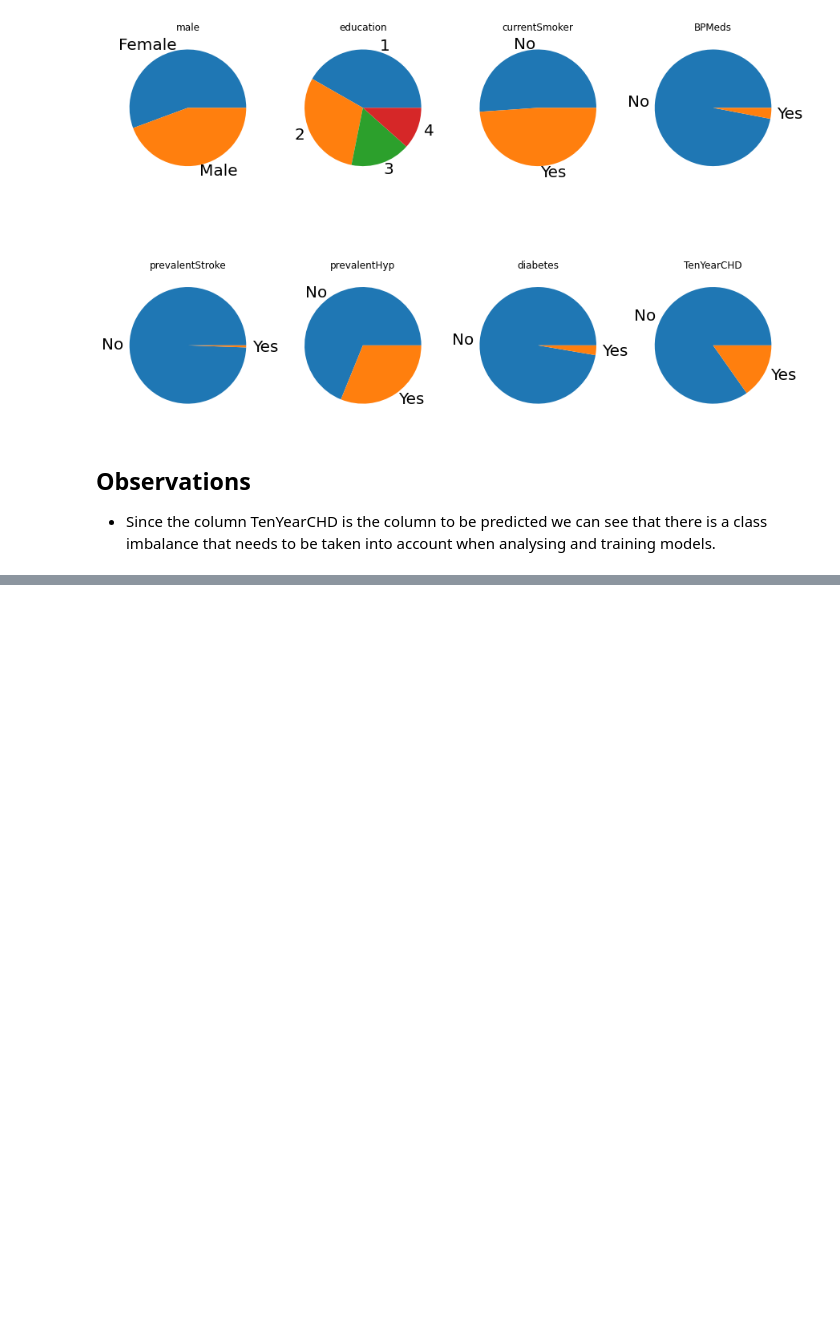
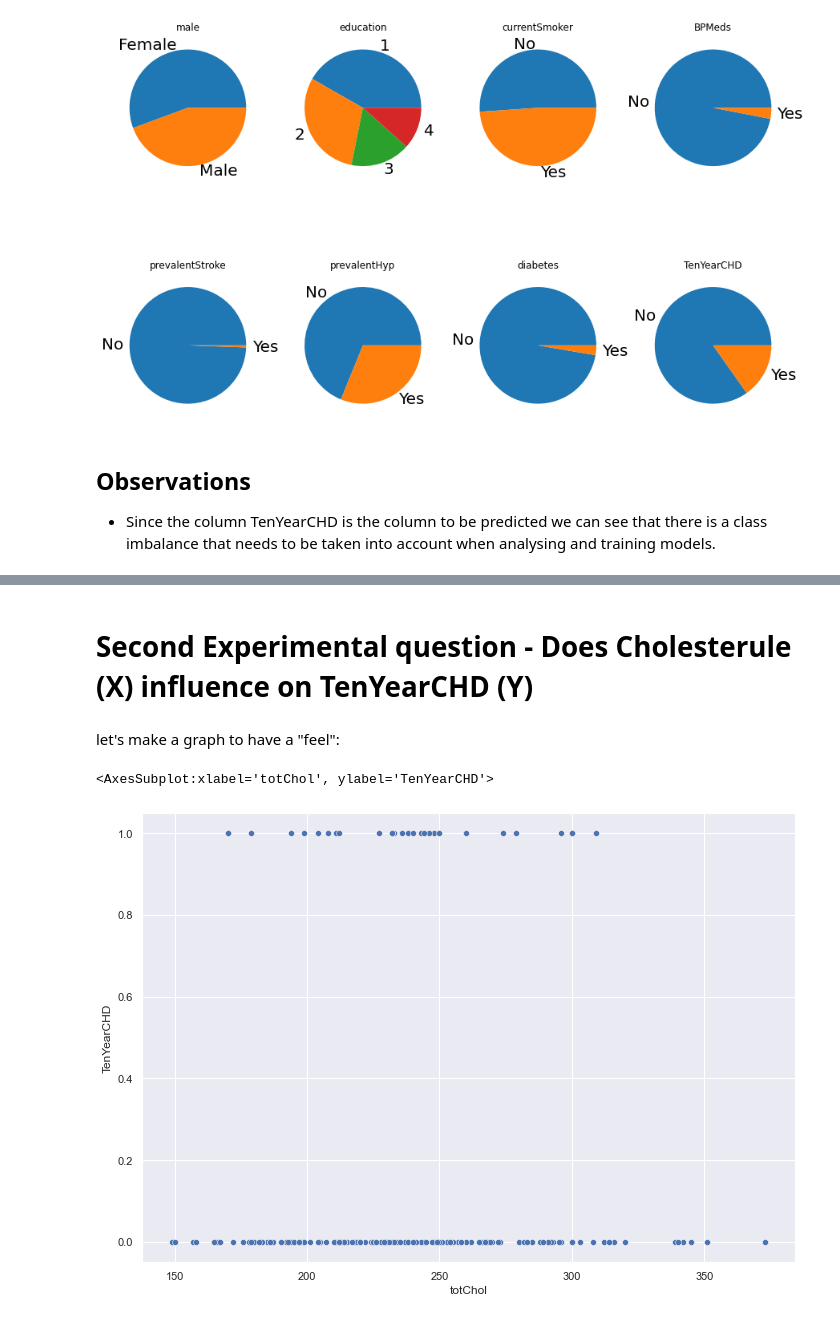
Before and after one commit to dvirla/Advanced-Statistical-Analysis, a Jupyter notebook: ProjectEx1_206330342_316250877.ipynb, the cells around one changed output, grey strips where cells are left out. Drawn from its saved outputs; the diff is of its cells as text; code cells hidden in the pictures; blank space fills up the shorter version.

```diff
--- a/ProjectEx1_206330342_316250877.ipynb
+++ b/ProjectEx1_206330342_316250877.ipynb
@@ -170,0 +183,10 @@ plt.show()
+# %% [markdown]
+# Second Experimental question - Does Cholesterule (X) influence on TenYearCHD (Y)
+# %% [markdown]
+let's make a graph to have a "feel":
+# %%
+sns.set(rc={'figure.figsize':(11.7,8.27)})
+sns.scatterplot(data=df_sample, x='totChol', y='TenYearCHD')
+# %% [output]
+<AxesSubplot:xlabel='totChol', ylabel='TenYearCHD'>
+[figure, added]
```
Also changed, not shown: parts of 7 cells of this notebook.
